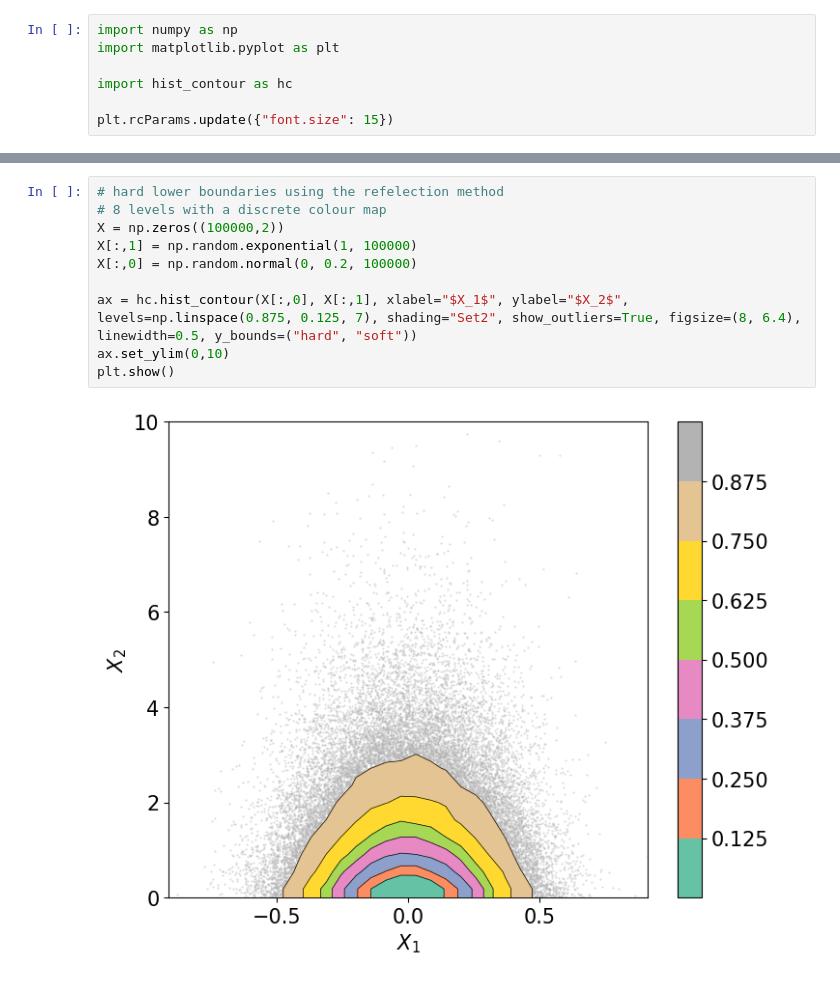
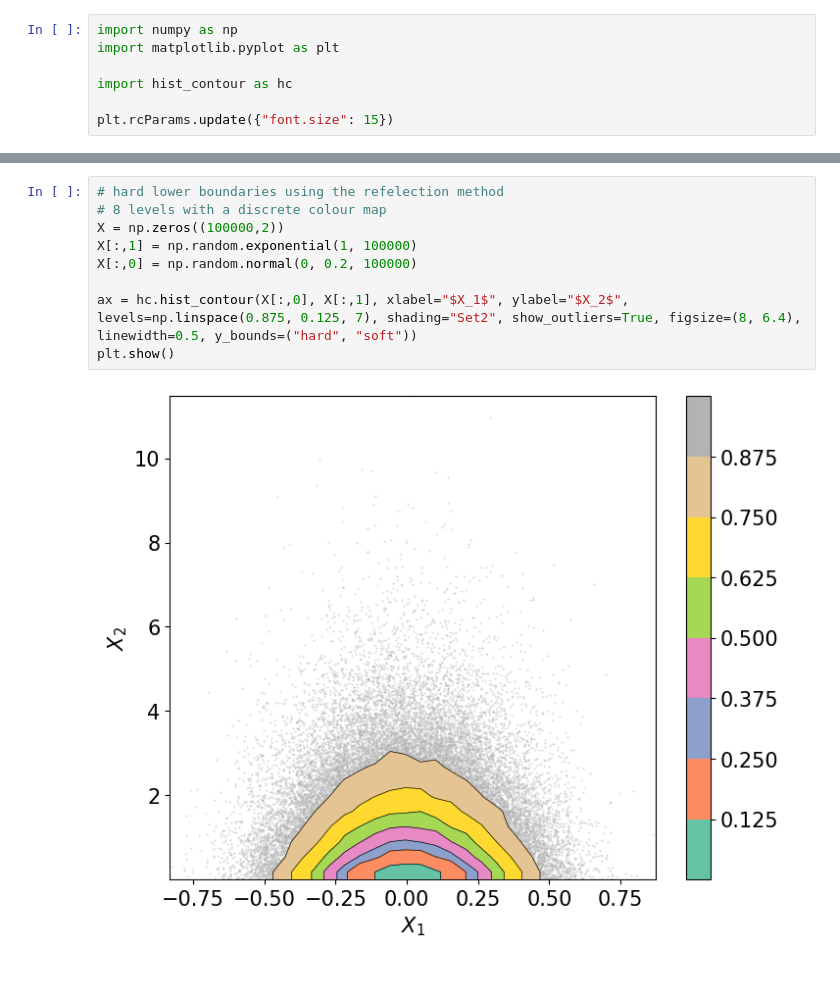
Before and after one commit to stevet40/hist_contour, a Jupyter notebook: demo.ipynb, the cells around one changed output, grey strips where cells are left out. Cells and saved outputs as stored; diff of their text form.

```diff
--- a/demo.ipynb
+++ b/demo.ipynb
@@ -57,15 +57,14 @@ plt.show()
 # %%
 # hard lower boundaries using the refelection method
 # 8 levels with a discrete colour map
 X = np.zeros((100000,2))
 X[:,1] = np.random.exponential(1, 100000)
 X[:,0] = np.random.normal(0, 0.2, 100000)
 
 ax = hc.hist_contour(X[:,0], X[:,1], xlabel="$X_1$", ylabel="$X_2$", levels=np.linspace(0.875, 0.125, 7), shading="Set2", show_outliers=True, figsize=(8, 6.4), linewidth=0.5, y_bounds=("hard", "soft"))
-ax.set_ylim(0,10)
 plt.show()
 # %% [output]
-[figure, old version]
+[figure, new version]
 # %%
 # showing the underlying histogram with levels every 10%
 # in the style of e.g. Bond et al. (2010; https://ui.adsabs.harvard.edu/abs/2010ApJ...716....1B/abstract)
```
Also changed, not shown: parts of 6 cells of this notebook, 1 other file.
